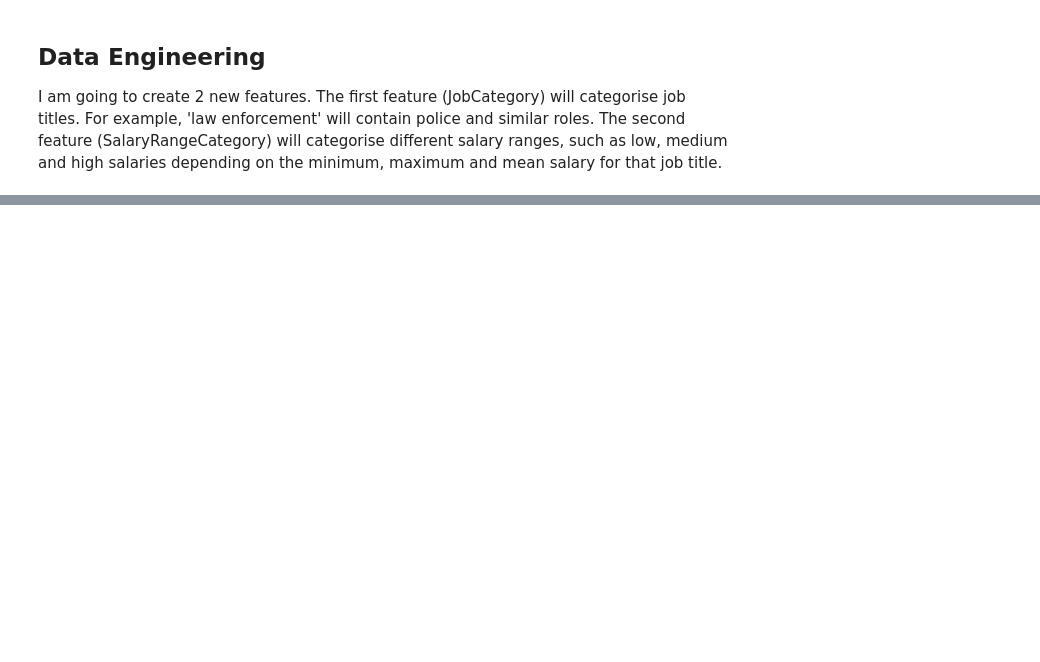
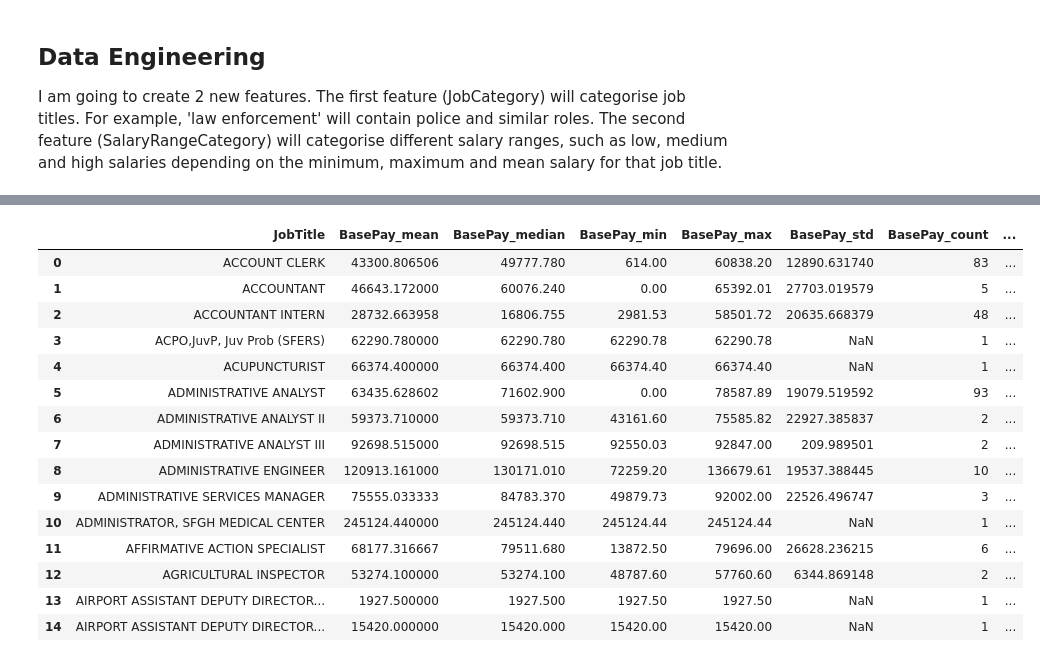
Before and after one commit to abuh1/SFsalaries-ETL-Pipeline, a Jupyter notebook: notebooks/transform.ipynb, the cells around one changed output, grey strips where cells are left out. Cells and saved outputs as stored; diff of their text form; code cells hidden in the pictures; blank space fills up the shorter version.

```diff
--- a/notebooks/transform.ipynb
+++ b/notebooks/transform.ipynb
@@ -213,2 +247,19 @@ df.head()
 # %%
-agg_df.head()
+agg_df.head(15)
+# %% [output]
+|  | JobTitle | BasePay_mean | BasePay_median | BasePay_min | BasePay_max | BasePay_std | BasePay_count | ... |
+| 0 | ACCOUNT CLERK | 43300.806506 | 49777.780 | 614.00 | 60838.20 | 12890.631740 | 83 | ... |
+| 1 | ACCOUNTANT | 46643.172000 | 60076.240 | 0.00 | 65392.01 | 27703.019579 | 5 | ... |
+| 2 | ACCOUNTANT INTERN | 28732.663958 | 16806.755 | 2981.53 | 58501.72 | 20635.668379 | 48 | ... |
+| 3 | ACPO,JuvP, Juv Prob (SFERS) | 62290.780000 | 62290.780 | 62290.78 | 62290.78 | NaN | 1 | ... |
+| 4 | ACUPUNCTURIST | 66374.400000 | 66374.400 | 66374.40 | 66374.40 | NaN | 1 | ... |
+| 5 | ADMINISTRATIVE ANALYST | 63435.628602 | 71602.900 | 0.00 | 78587.89 | 19079.519592 | 93 | ... |
+| 6 | ADMINISTRATIVE ANALYST II | 59373.710000 | 59373.710 | 43161.60 | 75585.82 | 22927.385837 | 2 | ... |
+| 7 | ADMINISTRATIVE ANALYST III | 92698.515000 | 92698.515 | 92550.03 | 92847.00 | 209.989501 | 2 | ... |
+| 8 | ADMINISTRATIVE ENGINEER | 120913.161000 | 130171.010 | 72259.20 | 136679.61 | 19537.388445 | 10 | ... |
+| 9 | ADMINISTRATIVE SERVICES MANAGER | 75555.033333 | 84783.370 | 49879.73 | 92002.00 | 22526.496747 | 3 | ... |
+| 10 | ADMINISTRATOR, SFGH MEDICAL CENTER | 245124.440000 | 245124.440 | 245124.44 | 245124.44 | NaN | 1 | ... |
+| 11 | AFFIRMATIVE ACTION SPECIALIST | 68177.316667 | 79511.680 | 13872.50 | 79696.00 | 26628.236215 | 6 | ... |
+| 12 | AGRICULTURAL INSPECTOR | 53274.100000 | 53274.100 | 48787.60 | 57760.60 | 6344.869148 | 2 | ... |
+| 13 | AIRPORT ASSISTANT DEPUTY DIRECTOR... | 1927.500000 | 1927.500 | 1927.50 | 1927.50 | NaN | 1 | ... |
+| 14 | AIRPORT ASSISTANT DEPUTY DIRECTOR... | 15420.000000 | 15420.000 | 15420.00 | 15420.00 | NaN | 1 | ... |
```
Also changed, not shown: parts of 3 cells of this notebook.
